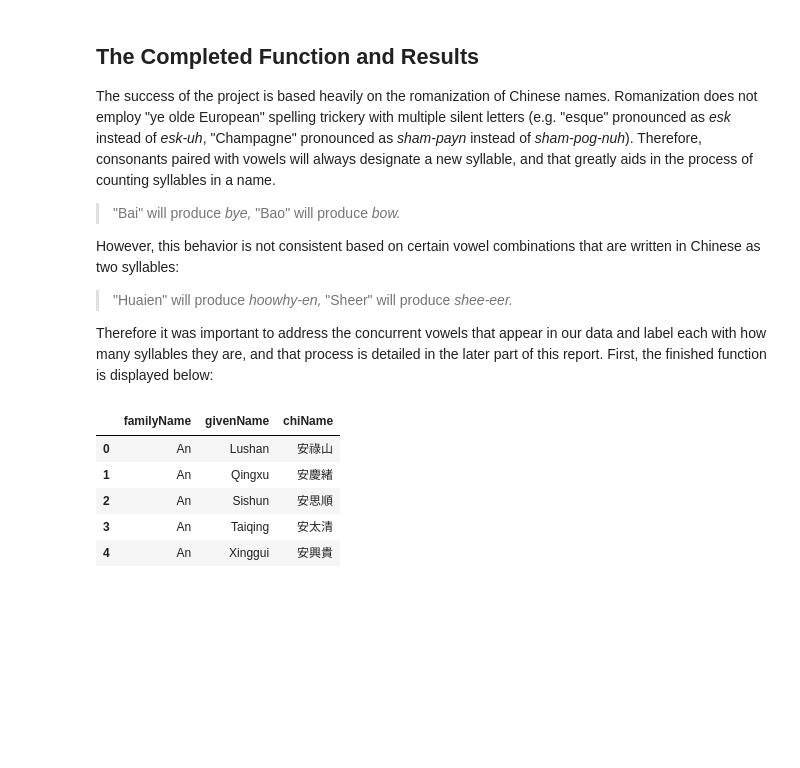
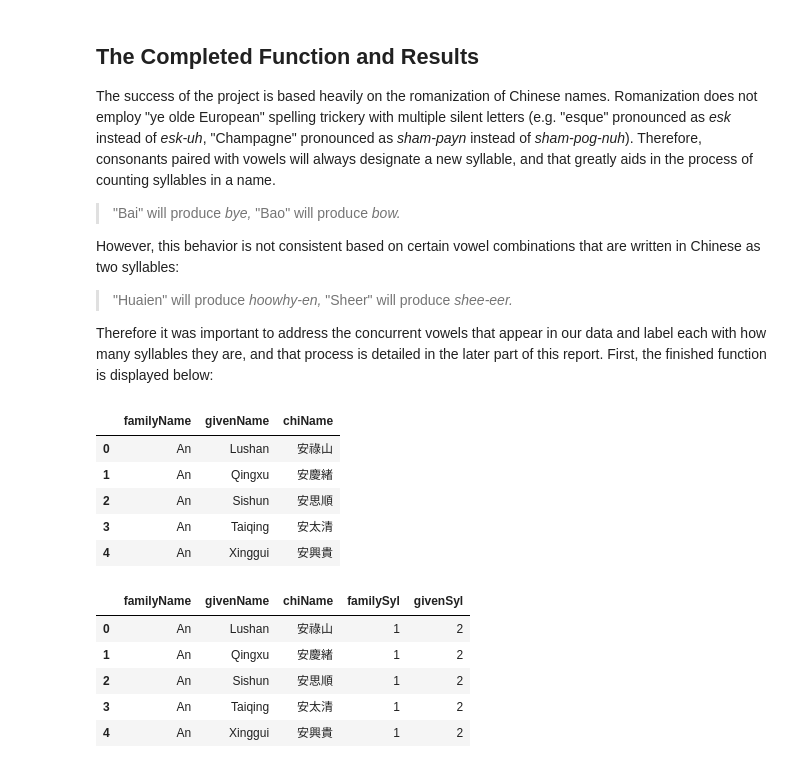
Before and after one commit to JHGFD82/THD-PinyinSyllableCounter, a Jupyter notebook: Name Syllable Challenge.ipynb, the cells around one changed output. Saved outputs shown, nothing was run; the diff lists cells and outputs as text; code cells hidden in the pictures; blank space fills up the shorter version.

```diff
--- a/Name Syllable Challenge.ipynb
+++ b/Name Syllable Challenge.ipynb
@@ -88,3 +102,14 @@ syllableTest.head()
 | 2 | An | Sishun | 安思順 |
 | 3 | An | Taiqing | 安太清 |
 | 4 | An | Xinggui | 安興貴 |
+# %%
+syllableTest['familySyl'] = syllableTest['familyName'].apply(count_syllables)
+syllableTest['givenSyl'] = syllableTest['givenName'].apply(count_syllables)
+syllableTest.head()
+# %% [output]
+|  | familyName | givenName | chiName | familySyl | givenSyl |
+| 0 | An | Lushan | 安祿山 | 1 | 2 |
+| 1 | An | Qingxu | 安慶緒 | 1 | 2 |
+| 2 | An | Sishun | 安思順 | 1 | 2 |
+| 3 | An | Taiqing | 安太清 | 1 | 2 |
+| 4 | An | Xinggui | 安興貴 | 1 | 2 |
```
Also changed, not shown: parts of 14 cells of this notebook.
